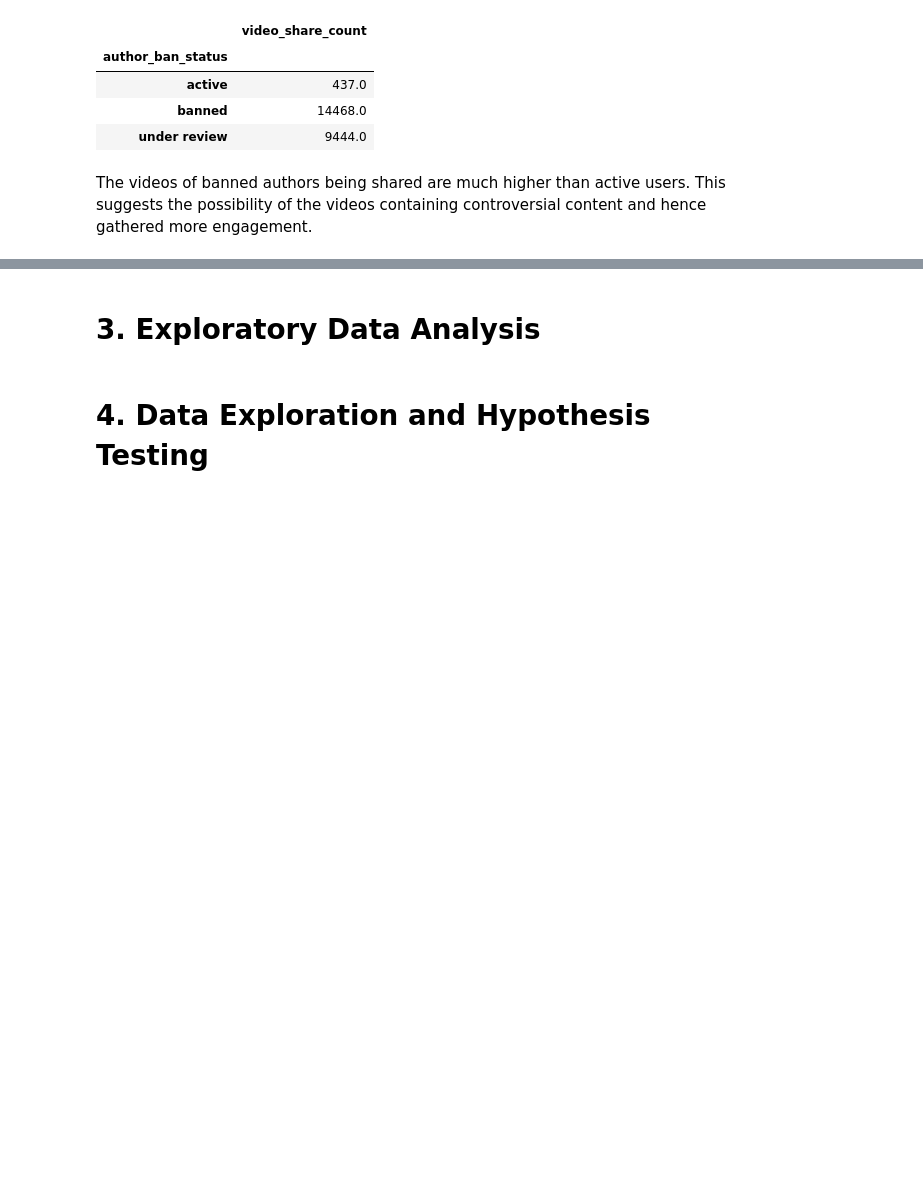
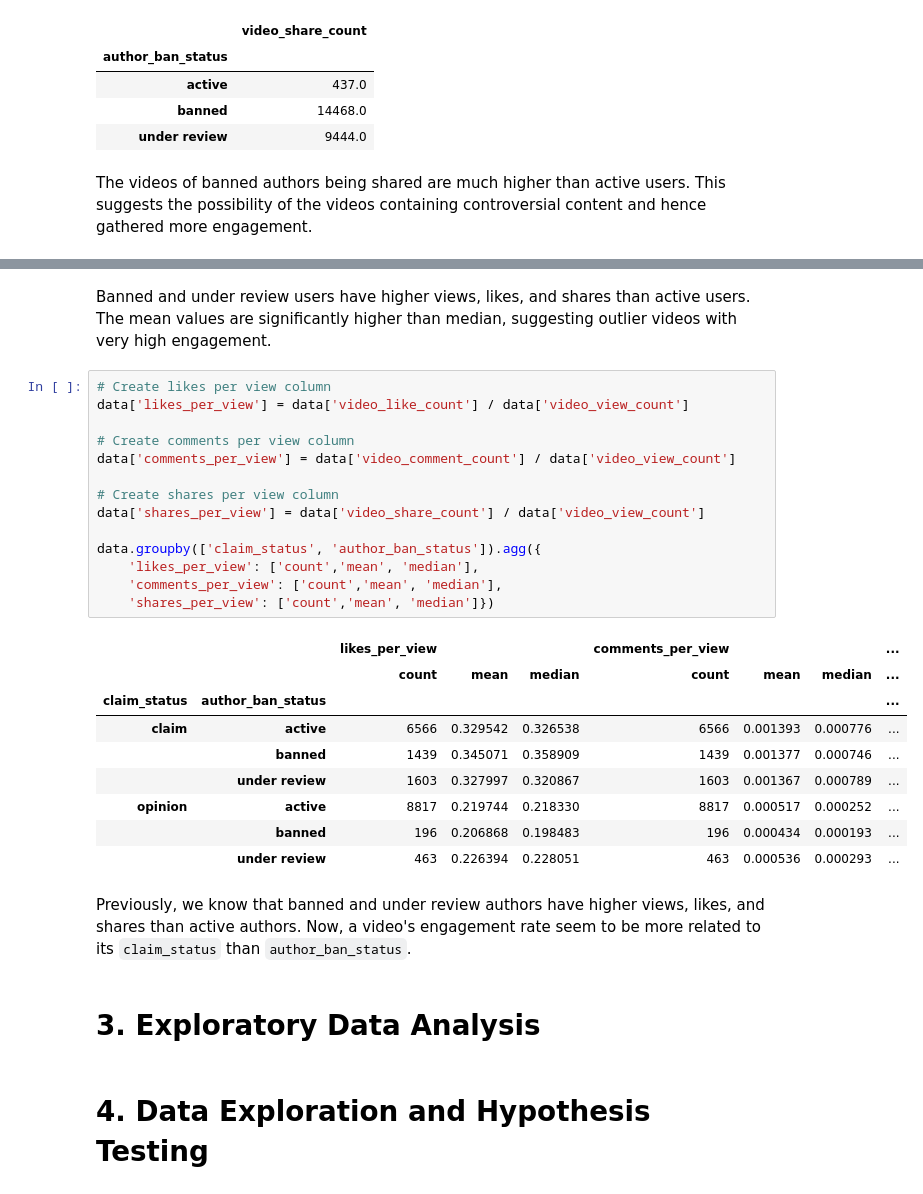
Before and after one commit to hugocheong/tiktok-claims-classification, a Jupyter notebook: claims-project.ipynb, the cells around one changed output, grey strips where cells are left out. Cells and saved outputs as stored; diff of their text form; blank space fills up the shorter version.

```diff
--- a/claims-project.ipynb
+++ b/claims-project.ipynb
@@ -148,3 +159,31 @@ The videos of banned authors being shared are much higher than active users. Thi
+# %% [markdown]
+Banned and under review users have higher views, likes, and shares than active users. The mean values are significantly higher than median, suggesting outlier videos with very high engagement.
+# %%
+# Create likes per view column
+data['likes_per_view'] = data['video_like_count'] / data['video_view_count']
+
+# Create comments per view column
+data['comments_per_view'] = data['video_comment_count'] / data['video_view_count']
+
+# Create shares per view column
+data['shares_per_view'] = data['video_share_count'] / data['video_view_count']
+
+data.groupby(['claim_status', 'author_ban_status']).agg({
+    'likes_per_view': ['count','mean', 'median'],
+    'comments_per_view': ['count','mean', 'median'],
+    'shares_per_view': ['count','mean', 'median']})
+# %% [output]
+|  |  | likes_per_view |  |  | comments_per_view |  |  | ... |
+|  |  | count | mean | median | count | mean | median | ... |
+| claim_status | author_ban_status |  |  |  |  |  |  | ... |
+| claim | active | 6566 | 0.329542 | 0.326538 | 6566 | 0.001393 | 0.000776 | ... |
+|  | banned | 1439 | 0.345071 | 0.358909 | 1439 | 0.001377 | 0.000746 | ... |
+|  | under review | 1603 | 0.327997 | 0.320867 | 1603 | 0.001367 | 0.000789 | ... |
+| opinion | active | 8817 | 0.219744 | 0.218330 | 8817 | 0.000517 | 0.000252 | ... |
+|  | banned | 196 | 0.206868 | 0.198483 | 196 | 0.000434 | 0.000193 | ... |
+|  | under review | 463 | 0.226394 | 0.228051 | 463 | 0.000536 | 0.000293 | ... |
+# %% [markdown]
+Previously, we know that banned and under review authors have higher views, likes, and shares than active authors. Now, a video's engagement rate seem to be more related to its `claim_status` than `author_ban_status`.
 # %% [markdown]
 # 3. Exploratory Data Analysis
 # %% [markdown]
```
Also changed, not shown: parts of 1 cell of this notebook.
